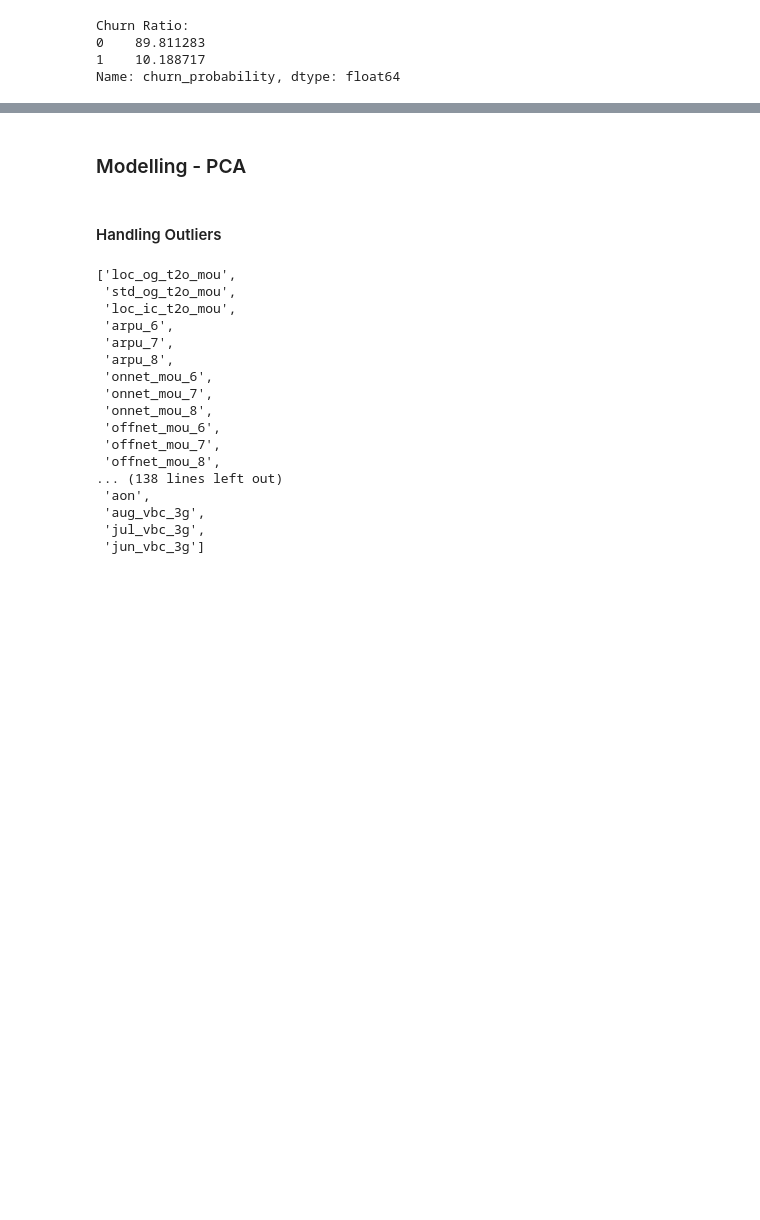
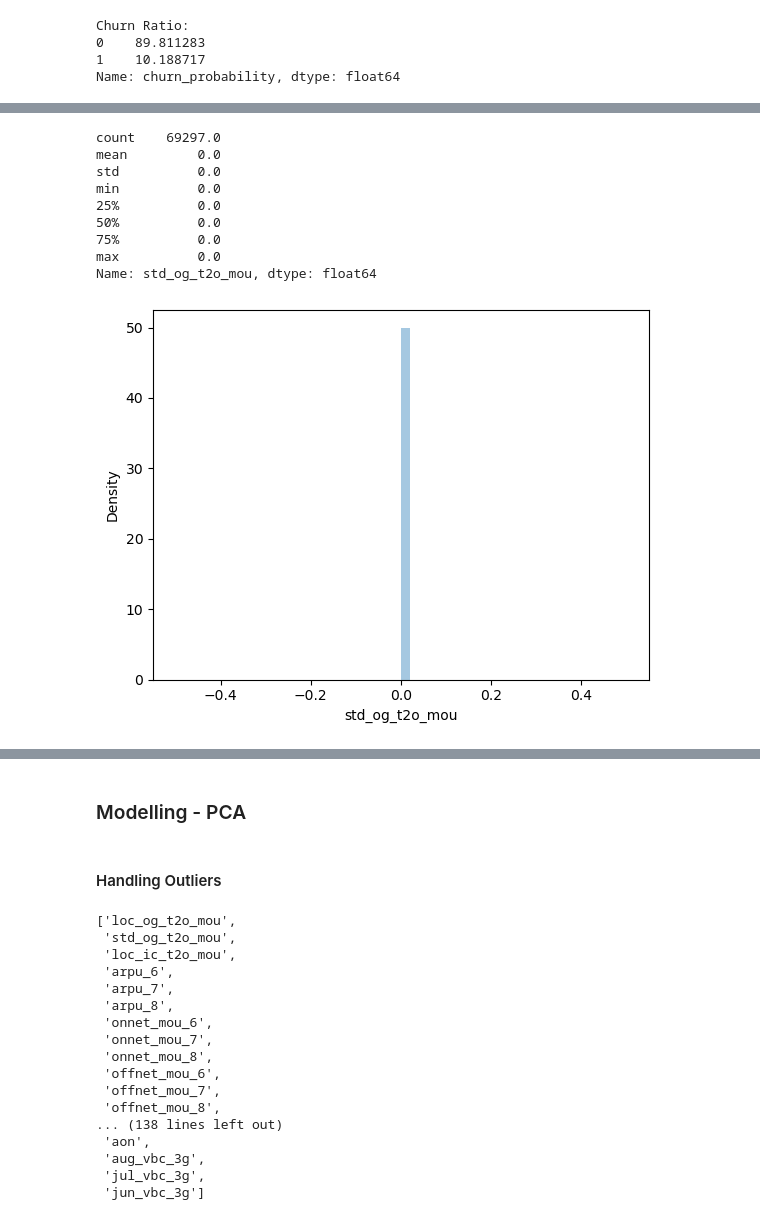
Before and after one commit to ncjanardhan-outlook/ncjpersonal, a Jupyter notebook: Telecom Churn Assignment/Chaitanya - Telecom Churn.ipynb, the cells around one changed output, grey strips where cells are left out. Cells and saved outputs as stored; diff of their text form; code cells hidden in the pictures; blank space fills up the shorter version.

```diff
--- a/Telecom Churn Assignment/Chaitanya - Telecom Churn.ipynb
+++ b/Telecom Churn Assignment/Chaitanya - Telecom Churn.ipynb
@@ -329,0 +311,13 @@ Name: churn_probability, dtype: float64
+# %%
+univariate(churn.std_og_t2o_mou)
+# %% [output]
+count    69297.0
+mean         0.0
+std          0.0
+min          0.0
+25%          0.0
+50%          0.0
+75%          0.0
+max          0.0
+Name: std_og_t2o_mou, dtype: float64
+[figure, added]
```
Also changed, not shown: parts of 18 cells of this notebook.
